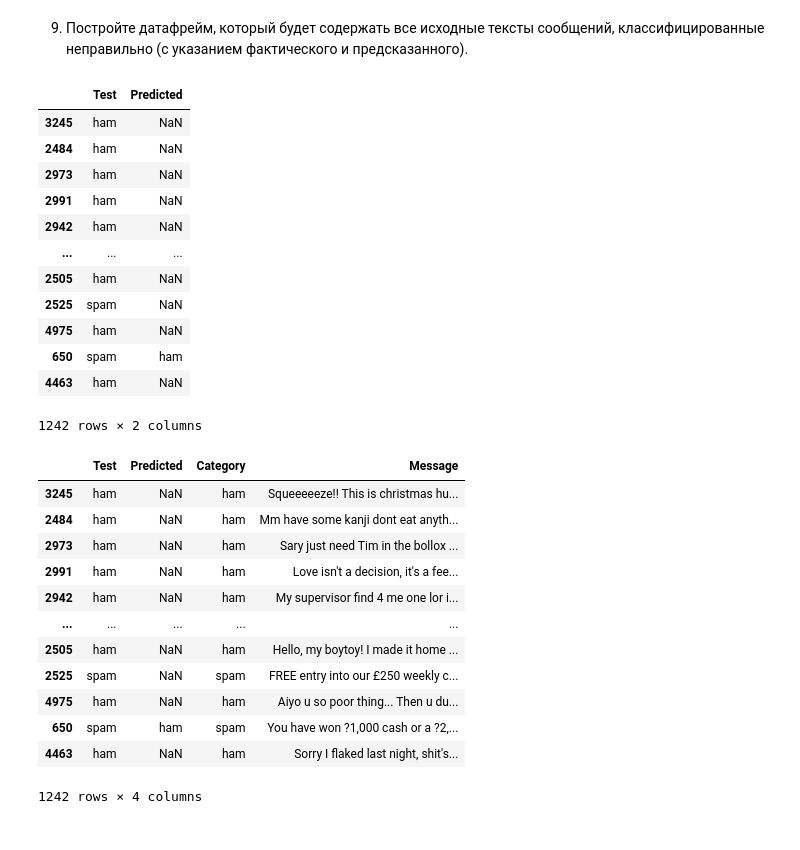
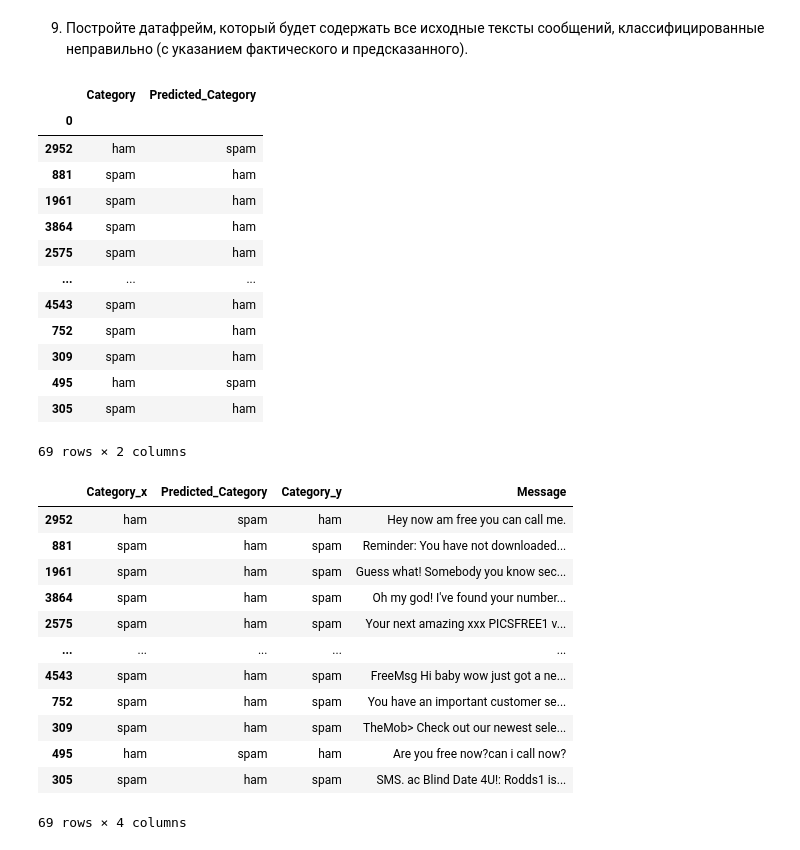
Before and after one commit to ehdmuravjov/pyda-16-em, a Jupyter notebook: dz21/Homework_21_Stat_case_study.ipynb, the cells around one changed output. Cells and saved outputs as stored; diff of their text form; code cells hidden in the pictures.

```diff
--- a/dz21/Homework_21_Stat_case_study.ipynb
+++ b/dz21/Homework_21_Stat_case_study.ipynb
@@ -300,4 +278,4 @@ LR.predict(X_test)
 # %% [output]
 array(['ham', 'ham', 'ham', ..., 'ham', 'spam', 'ham'], dtype=object)
 # %%
-result = pd.DataFrame([Y_test, LR.predict(X_test)]).T
+result = pd.DataFrame([Y_test.index, Y_test.to_numpy(), LR.predict(X_test)]).T
@@ -319,0 +282,4 @@ result
+# %%
+result.set_index(0, inplace=True)
+result.columns = ['Category','Predicted_Category']
+result
@@ -364,36 +344,36 @@ weighted avg       0.96      0.96      0.96      1672
 # %% [markdown]
 9) Постройте датафрейм, который будет содержать все исходные тексты сообщений, классифицированные неправильно (с указанием фактического и предсказанного).
 # %%
-mistakes = result[result.Category != result['Unnamed 0']]
-mistakes.columns = ['Test','Predicted']
+mistakes = result[result['Category'] != result['Predicted_Category']]
 mistakes
 # %% [output]
-|  | Test | Predicted |
-| 3245 | ham | NaN |
-| 2484 | ham | NaN |
-| 2973 | ham | NaN |
-| 2991 | ham | NaN |
-| 2942 | ham | NaN |
+|  | Category | Predicted_Category |
+| 0 |  |  |
+| 2952 | ham | spam |
+| 881 | spam | ham |
+| 1961 | spam | ham |
+| 3864 | spam | ham |
+| 2575 | spam | ham |
 | ... | ... | ... |
-| 2505 | ham | NaN |
-| 2525 | spam | NaN |
-| 4975 | ham | NaN |
-| 650 | spam | ham |
-| 4463 | ham | NaN |
+| 4543 | spam | ham |
+| 752 | spam | ham |
+| 309 | spam | ham |
+| 495 | ham | spam |
+| 305 | spam | ham |
-1242 rows × 2 columns
+69 rows × 2 columns
 # %%
-mistakes.merge(spam, left_index=True, right_index=True)
+mistakes.merge(spam, left_index=True, right_index=True, left_on=None)
 # %% [output]
-|  | Test | Predicted | Category | Message |
-| 3245 | ham | NaN | ham | Squeeeeeze!! This is christmas hu... |
-| 2484 | ham | NaN | ham | Mm have some kanji dont eat anyth... |
-| 2973 | ham | NaN | ham | Sary just need Tim in the bollox ... |
-| 2991 | ham | NaN | ham | Love isn't a decision, it's a fee... |
-| 2942 | ham | NaN | ham | My supervisor find 4 me one lor i... |
+|  | Category_x | Predicted_Category | Category_y | Message |
+| 2952 | ham | spam | ham | Hey now am free you can call me. |
+| 881 | spam | ham | spam | Reminder: You have not downloaded... |
+| 1961 | spam | ham | spam | Guess what! Somebody you know sec... |
+| 3864 | spam | ham | spam | Oh my god! I've found your number... |
+| 2575 | spam | ham | spam | Your next amazing xxx PICSFREE1 v... |
 | ... | ... | ... | ... | ... |
-| 2505 | ham | NaN | ham | Hello, my boytoy! I made it home ... |
-| 2525 | spam | NaN | spam | FREE entry into our £250 weekly c... |
-| 4975 | ham | NaN | ham | Aiyo u so poor thing... Then u du... |
-| 650 | spam | ham | spam | You have won ?1,000 cash or a ?2,... |
-| 4463 | ham | NaN | ham | Sorry I flaked last night, shit's... |
+| 4543 | spam | ham | spam | FreeMsg Hi baby wow just got a ne... |
+| 752 | spam | ham | spam | You have an important customer se... |
+| 309 | spam | ham | spam | TheMob> Check out our newest sele... |
+| 495 | ham | spam | ham | Are you free now?can i call now? |
+| 305 | spam | ham | spam | SMS. ac Blind Date 4U!: Rodds1 is... |
-1242 rows × 4 columns
+69 rows × 4 columns
```
Also changed, not shown: parts of 14 cells of this notebook.
